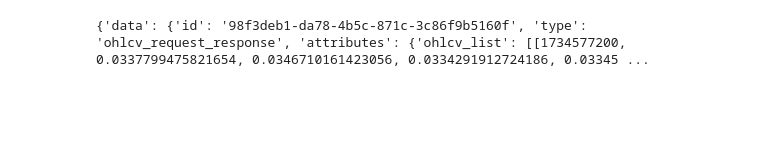
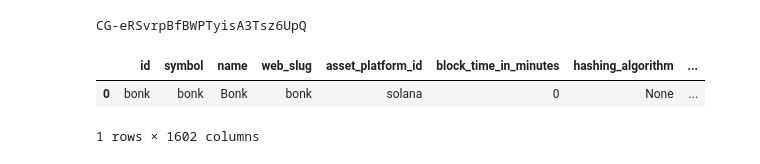
Before and after one commit to Hoidya/coingecko_101, a Jupyter notebook: dex/dex.ipynb, the cells around one changed output. Cells and saved outputs as stored; diff of their text form; code cells hidden in the pictures; blank space fills up the shorter version.

```diff
--- a/dex/dex.ipynb
+++ b/dex/dex.ipynb
@@ -7,38 +7,38 @@ load_dotenv()
 
 # 獲取 API 金鑰
 api_key = os.getenv('API_KEY')
+print(api_key)
+# %% [output]
+CG-eRSvrpBfBWPTyisA3Tsz6UpQ
 # %%
-import os
+import pandas as pd
 import requests
-from dotenv import load_dotenv
 
-# 加載 .env 文件中的環境變量
-load_dotenv()
+# 设置 API URL
+#coin_id = 'pudgy-penguins'
+coin_id = 'bonk'
+url = f"https://pro-api.coingecko.com/api/v3/coins/{coin_id}"
 
-# 獲取 API 金鑰
-api_key = os.getenv('API_KEY')
-
-network = 'solana'
-pool_address = 'B4Vwozy1FGtp8SELXSXydWSzavPUGnJ77DURV2k4MhUV'
-timeframe = 'hour'
-
-# API URL
-url = f'https://pro-api.coingecko.com/api/v3/onchain/networks/{network}/pools/{pool_address}/ohlcv/{timeframe}'
-
-# 設置請求頭
 headers = {
     'Accept': 'application/json',
     'X-CG-PRO-API-KEY': api_key,
 }
 
-# 發送請求
+# 调用 API
 response = requests.get(url, headers=headers)
 
-# 檢查請求是否成功
 if response.status_code == 200:
+    # 将响应数据转换为 DataFrame
     data = response.json()
-    print(data)  # 輸出數據
+    df = pd.json_normalize(data)
+
+    # 查看 DataFrame
+    #print(df)
 else:
-    print(f"Error: {response.status_code} - {response.text}")
+    print(f"Error fetching data: {response.status_code}")
+
+df
 # %% [output]
+|  | id | symbol | name | web_slug | asset_platform_id | block_time_in_minutes | hashing_algorithm | ... |
+| 0 | bonk | bonk | Bonk | bonk | solana | 0 | None | ... |
-{'data': {'id': '98f3deb1-da78-4b5c-871c-3c86f9b5160f', 'type': 'ohlcv_request_response', 'attributes': {'ohlcv_list': [[1734577200, 0.0337799475821654, 0.0346710161423056, 0.0334291912724186, 0.03345 ...
+1 rows × 1602 columns
```
Also changed, not shown: parts of 10 cells of this notebook, 5 other files.
